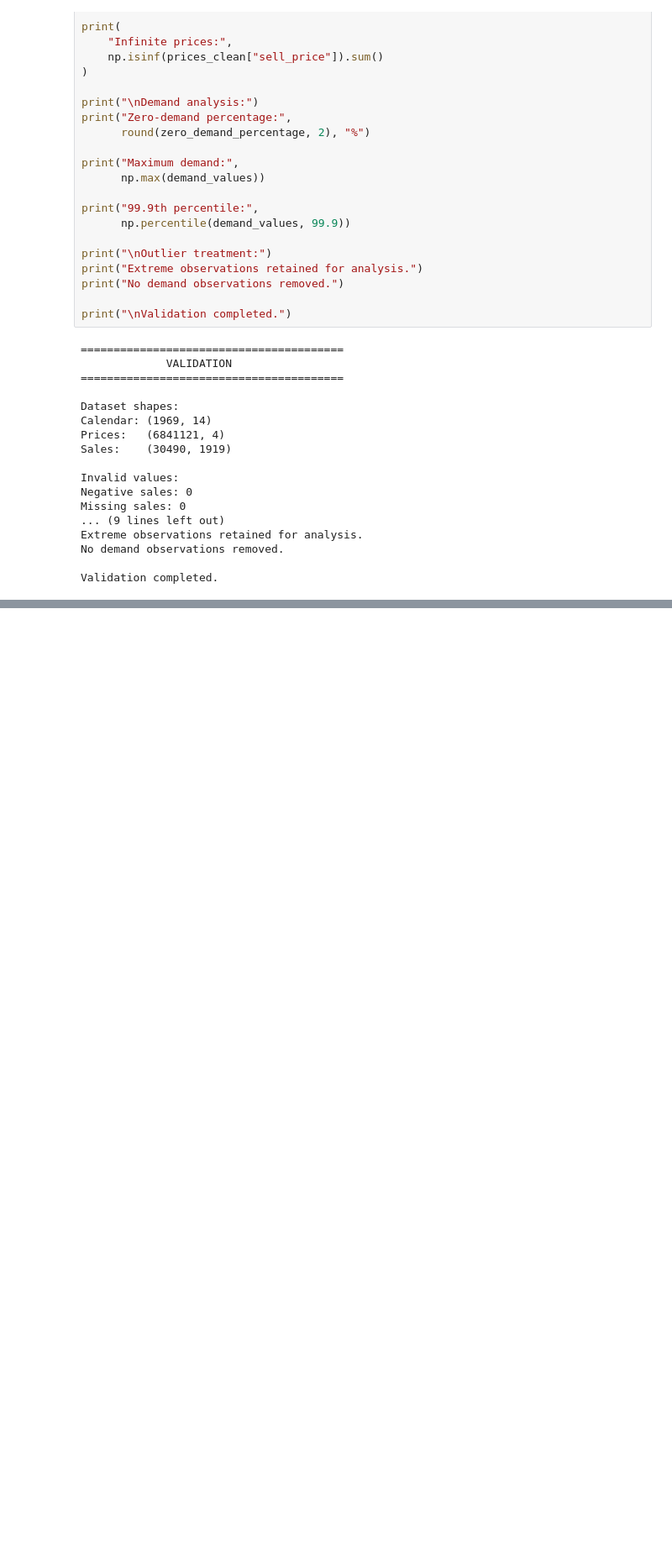
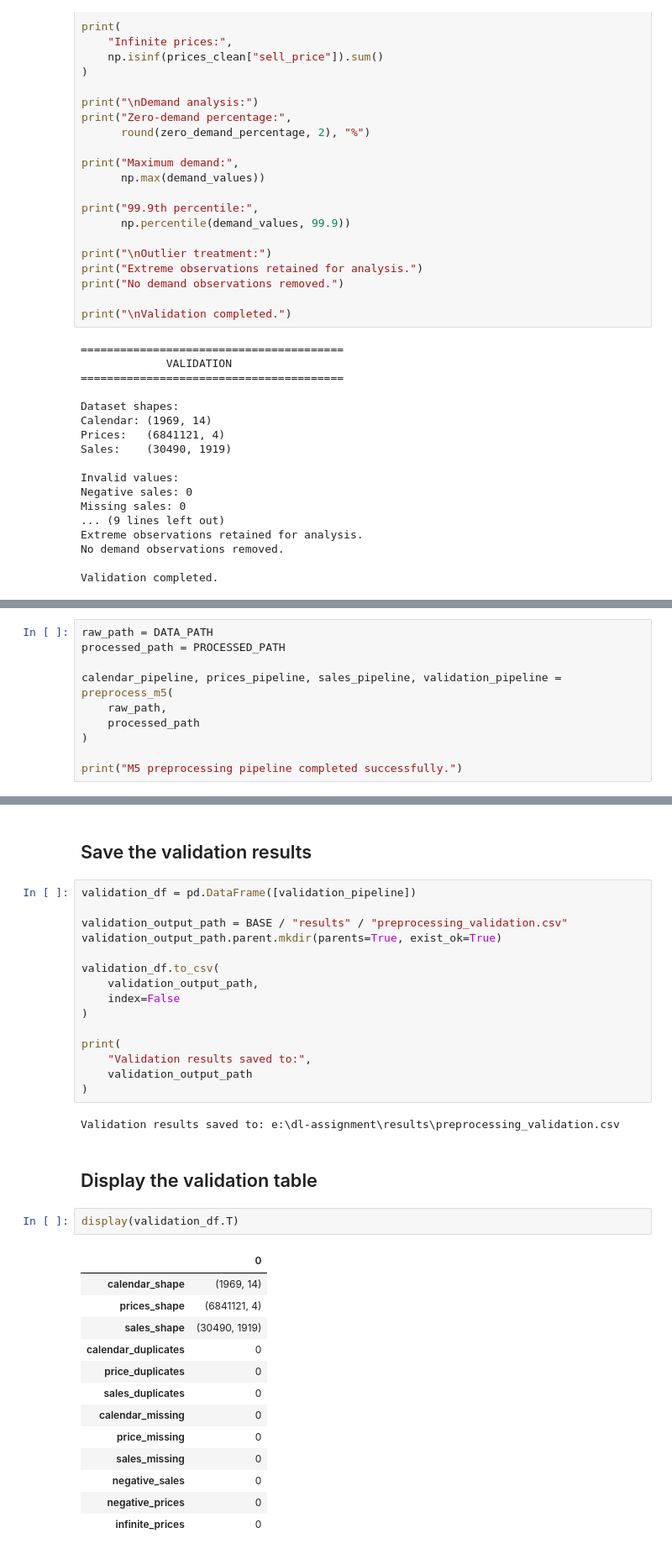
Before and after one commit to Naveeth-Nawzer/dl-assignment, a Jupyter notebook: notebooks/02_data_cleaning.ipynb, the cells around one changed output, grey strips where cells are left out. Shown at 84% size. Drawn from its saved outputs; the diff is of its cells as text; blank space fills up the shorter version.

Commit message:
feat: integrate reproducible preprocessing pipeline

```diff
--- a/notebooks/02_data_cleaning.ipynb
+++ b/notebooks/02_data_cleaning.ipynb
@@ -1701,0 +1972,10 @@ Validation completed.
+# %%
+raw_path = DATA_PATH
+processed_path = PROCESSED_PATH
+
+calendar_pipeline, prices_pipeline, sales_pipeline, validation_pipeline = preprocess_m5(
+    raw_path,
+    processed_path
+)
+
+print("M5 preprocessing pipeline completed successfully.")
@@ -1701,0 +2196,37 @@ Validation completed.
+# %% [markdown]
+## Save the validation results
+# %%
+validation_df = pd.DataFrame([validation_pipeline])
+
+validation_output_path = BASE / "results" / "preprocessing_validation.csv"
+validation_output_path.parent.mkdir(parents=True, exist_ok=True)
+
+validation_df.to_csv(
+    validation_output_path,
+    index=False
+)
+
+print(
+    "Validation results saved to:",
+    validation_output_path
+)
+# %% [output]
+Validation results saved to: e:\dl-assignment\results\preprocessing_validation.csv
+# %% [markdown]
+## Display the validation table
+# %%
+display(validation_df.T)
+# %% [output]
+|  | 0 |
+| calendar_shape | (1969, 14) |
+| prices_shape | (6841121, 4) |
+| sales_shape | (30490, 1919) |
+| calendar_duplicates | 0 |
+| price_duplicates | 0 |
+| sales_duplicates | 0 |
+| calendar_missing | 0 |
+| price_missing | 0 |
+| sales_missing | 0 |
+| negative_sales | 0 |
+| negative_prices | 0 |
+| infinite_prices | 0 |
```
Also changed, not shown: parts of 32 cells of this notebook, 5 other files.
